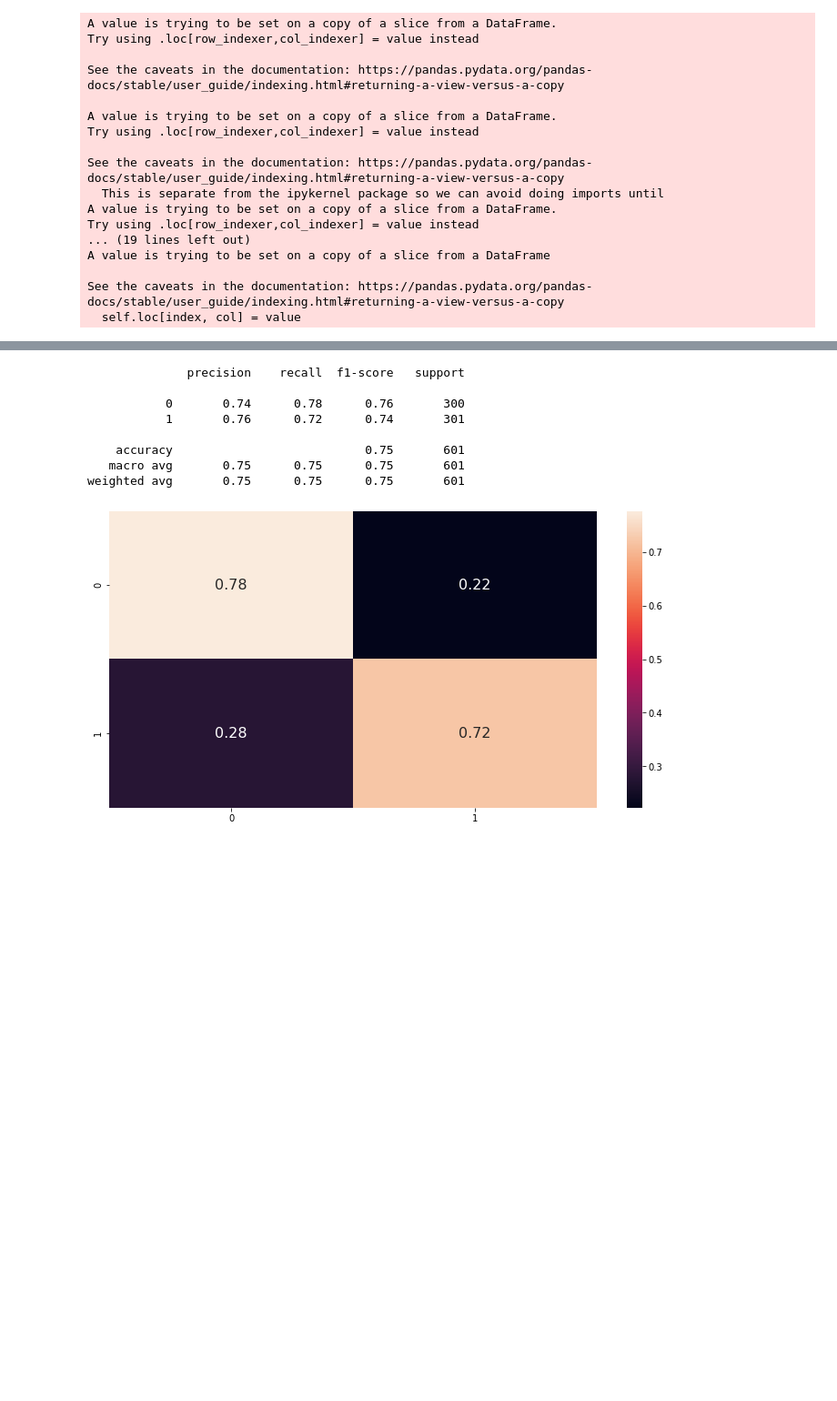
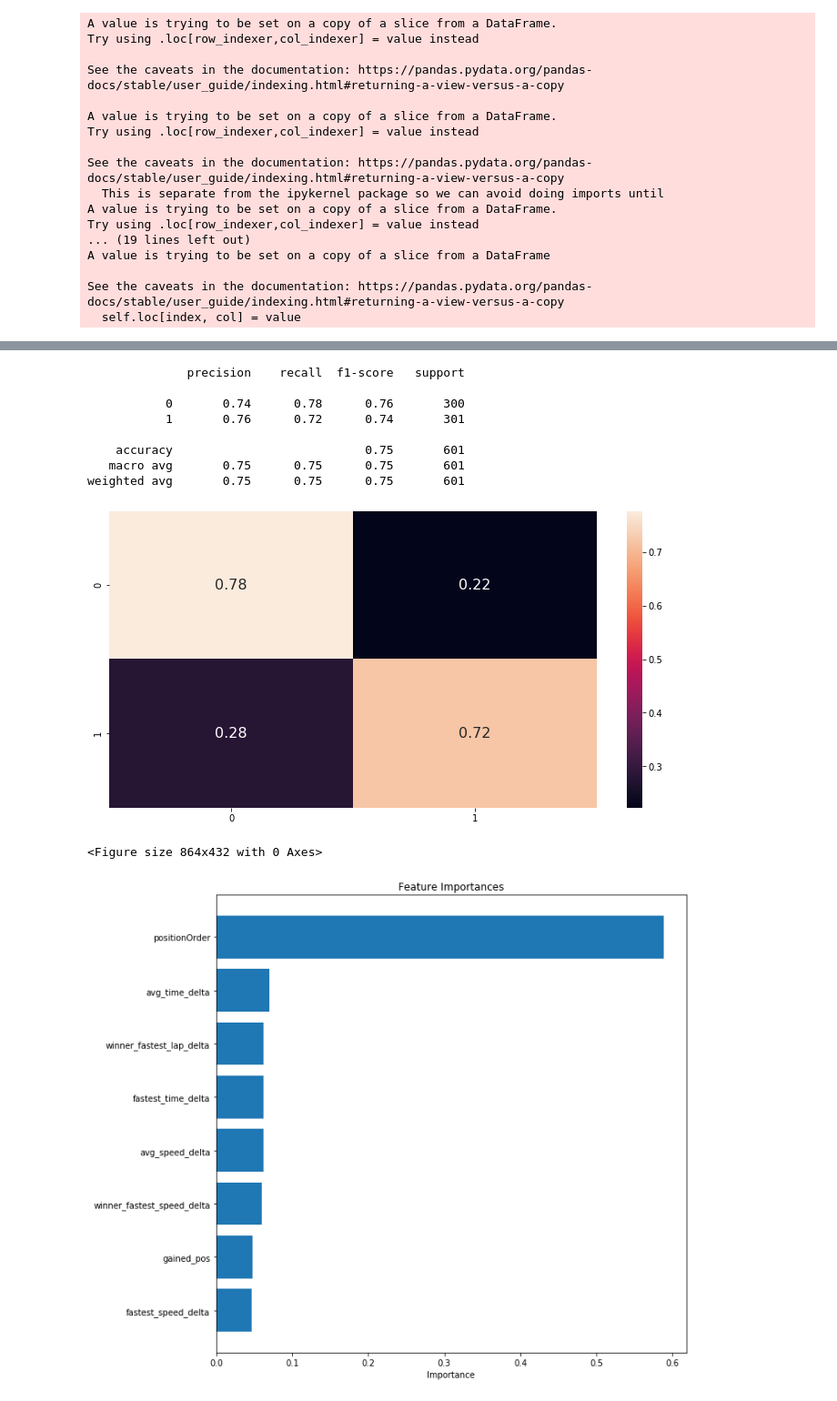
Before and after one commit to edie-zhou/data_lab_f1, a Jupyter notebook: F1.ipynb, the cells around one changed output, grey strips where cells are left out. Shown at 91% size. Saved outputs shown, nothing was run; the diff lists cells and outputs as text; code cells hidden in the pictures; blank space fills up the shorter version.

```diff
--- a/F1.ipynb
+++ b/F1.ipynb
@@ -844,16 +928,11 @@ model_xgb = xgb.XGBClassifier(booster=model_type)
 model_xgb.fit(x_train, y_train)
 y_pred = model_xgb.predict(x_test)
 
-# Create confusion matrix heatmap
-matrix = confusion_matrix(y_test, y_pred)
-matrix = matrix / matrix.astype(np.float).sum(axis=1)
-ax = sns.heatmap(matrix, annot=True, annot_kws={"size": 16})
+display_metrics(y_test, y_pred)
 
-# Report scores
-# print('Accuracy: ', accuracy_score(y_test, y_pred))
-report_str = classification_report(y_test, y_pred)
-print(report_str)
-plt.show()
+# Plot feature importances
+col_names = list(features.columns)
+ordered_features(model_xgb.feature_importances_, col_names)
 # %% [output]
 A value is trying to be set on a copy of a slice from a DataFrame.
 Try using .loc[row_indexer,col_indexer] = value instead
@@ -863,12 +942,14 @@ See the caveats in the documentation: https://pandas.pydata.org/pandas-docs/stab
               precision    recall  f1-score   support
 
            0       0.74      0.78      0.76       300
            1       0.76      0.72      0.74       301
 
     accuracy                           0.75       601
    macro avg       0.75      0.75      0.75       601
 weighted avg       0.75      0.75      0.75       601
 [figure]
+<Figure size 864x432 with 0 Axes>
+[figure, added]
 # %%
 # Points classifier using tree-based XGBClassifier
 
```
Also changed, not shown: parts of 22 cells of this notebook.
